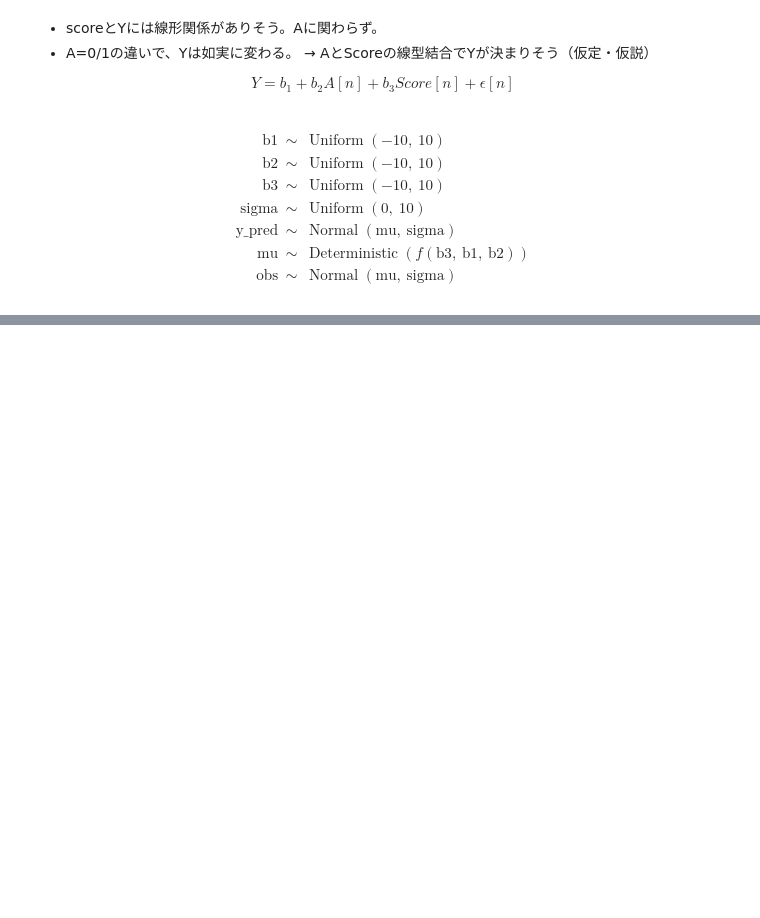
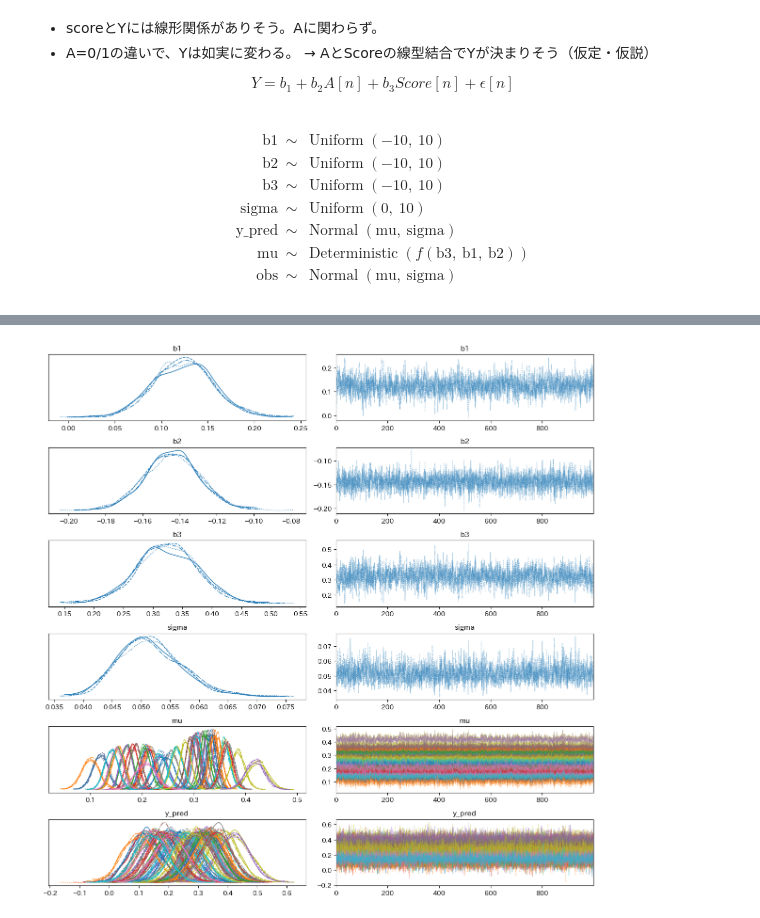
Before and after one commit to makkimaki/stan-r-bayes-statistical-modeling-python, a Jupyter notebook: chapter5.ipynb, the cells around one changed output, grey strips where cells are left out. Saved outputs shown, nothing was run; the diff lists cells and outputs as text; code cells hidden in the pictures; blank space fills up the shorter version.

Commit message:
Add: arviz visualization

```diff
--- a/chapter5.ipynb
+++ b/chapter5.ipynb
@@ -150,3 +151,14 @@ g = pm.model_to_graphviz(model)
 display(g)
 # %% [output]
 [drawing not drawn]
+# %%
+with model:
+    idata = pm.sample(draws=1000, tune=1000, chains=4, target_accept=0.8,
+                      nuts_sampler="numpyro",
+                      random_seed=123)
+# %%
+# sampler 比較 ↑ numpyroがやはり早い
+with model:
+    idata = pm.sample(draws=1000, tune=1000, chains=4, target_accept=0.8,
+                    #   nuts_sampler="numpyro",
+                      random_seed=123)
@@ -152,0 +278,6 @@ display(g)
+# %%
+var_names = ["b1", "b2", "b3", "sigma", "mu", "y_pred"]
+az.plot_trace(idata, compact=True, var_names=var_names)
+plt.tight_layout()
+# %% [output]
+[figure, added]
```
Also changed, not shown: parts of 6 cells of this notebook.
